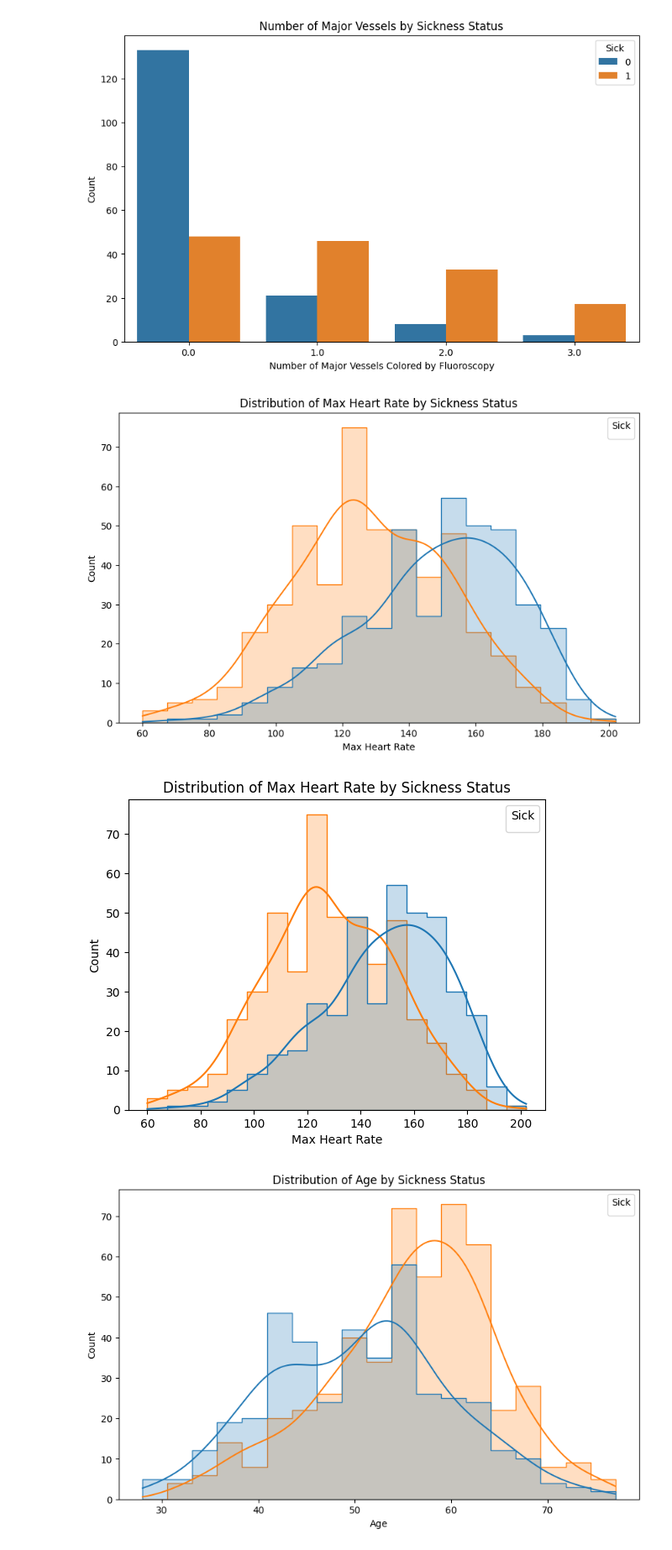
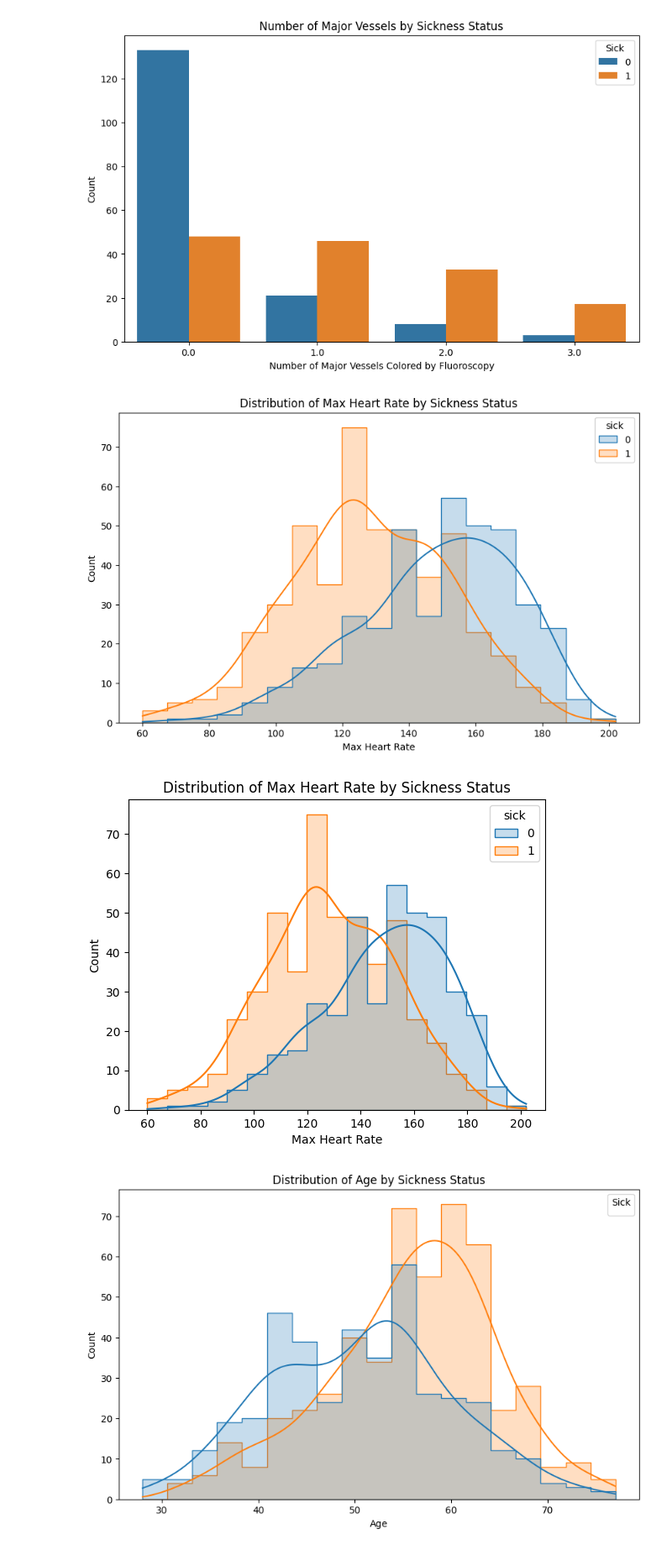
Before and after one commit to PaoloWalsh/medical-diagnosis-aid, a Jupyter notebook: notebooks/heart_data_analysis.ipynb, the cells around one changed output. Shown at 84% size. Drawn from its saved outputs; the diff is of its cells as text; code cells hidden in the pictures.

Commit message:
small fix to plot legends

```diff
--- a/notebooks/heart_data_analysis.ipynb
+++ b/notebooks/heart_data_analysis.ipynb
@@ -436,21 +435,20 @@ sns.histplot(data=df, x='max_heart_rate', hue='sick', kde=True, element='step')
 plt.xlabel('Max Heart Rate')
 plt.ylabel('Count')
 plt.title('Distribution of Max Heart Rate by Sickness Status')
-plt.legend(title='Sick')
+
 plt.savefig('../plots/max_heart_rate_by_sickness_status.png', dpi=300, bbox_inches='tight')
 plt.show()
 # %% [output]
-[figure, old version]
+[figure, new version]
 # %%
 sns.histplot(data=df, x='max_heart_rate', hue='sick', kde=True, element='step')
 plt.xlabel('Max Heart Rate')
 plt.ylabel('Count')
 plt.title('Distribution of Max Heart Rate by Sickness Status')
-plt.legend(title='Sick')
 plt.savefig('../plots/max_heart_rate_by_sickness_status.png', dpi=300, bbox_inches='tight')
 plt.show()
 # %% [output]
-[figure, old version]
+[figure, new version]
 # %%
 plt.figure(figsize=(10, 6))
 sns.histplot(data=df, x='age', hue='sick', kde=True, element='step')
```
Also changed, not shown: parts of 3 cells of this notebook, 11 other files.
